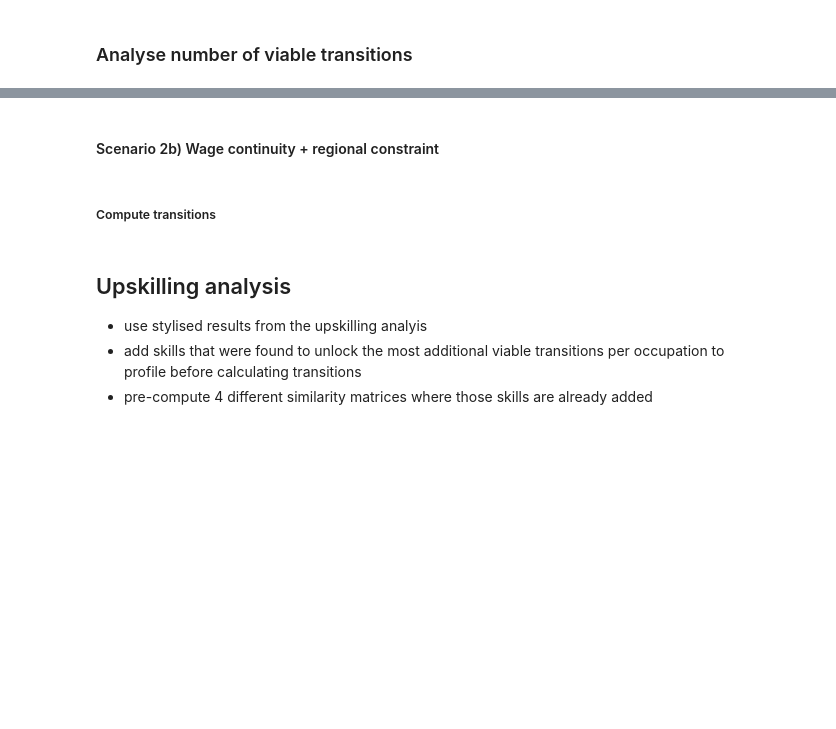
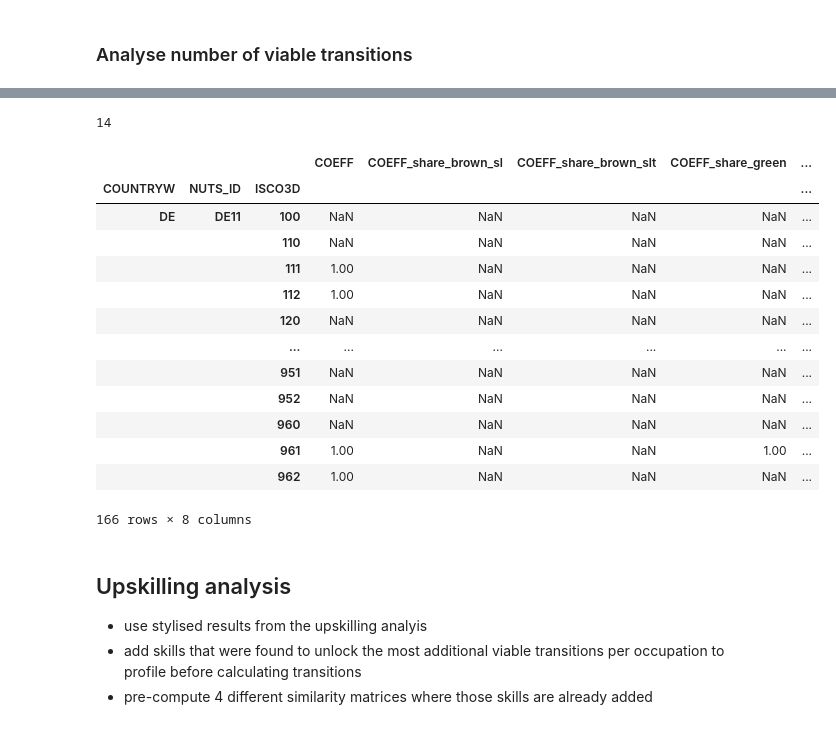
Before and after one commit to derpyninja/re4gt, a Jupyter notebook: notebooks/new/14-fz-lfs-transition-analysis-cooccurrence.ipynb, the cells around one changed output, grey strips where cells are left out. Saved outputs shown, nothing was run; the diff lists cells and outputs as text; code cells hidden in the pictures; blank space fills up the shorter version.

Commit message:
regional reskilling constraints implemented

```diff
--- a/notebooks/new/14-fz-lfs-transition-analysis-cooccurrence.ipynb
+++ b/notebooks/new/14-fz-lfs-transition-analysis-cooccurrence.ipynb
@@ -207,3 +208,0 @@ Name: preferredLabel, dtype: object
-# %%
-rp.trans_thresh_pc_approach = 1.616368047779022, 6.500853535353546
-# rp.trans_thresh_pc_approach = 1.5, 6
@@ -426,0 +336,27 @@ AttributeError: 'ReskillingPathways' object has no attribute 'nace_mapping'
+# %%
+country = "DE"
+scenario = "coal"
+
+# unique regions
+df = lfs_data[lfs_data["COUNTRYW"] == country]
+
+# select scenario-specific weighting coefficient
+coeff_weight = rp.transition_pool_weights[scenario]
+
+# jobs by region
+jobs_by_regions = jobs_by_regions_countries[jobs_by_regions_countries["COUNTRYW"] == country]
+
+# fraction of total current jobs in (neutral or green) target occupation B that could be added to employ workers transitioning from (brown) source occupation A
+max_frac = 0.05
+
+# job availability by region
+numeric_cols = jobs_by_regions.select_dtypes(include=[np.number]).columns.values
+jobs_by_regions[numeric_cols] = np.ceil(jobs_by_regions[numeric_cols] * max_frac)
+
+# sim matrix
+similarity_matrix = rp.sim_matrix_at_level(
+    level="isco_3_digit", mask_diagonal=True
+).values
+
+# viability threshold
+q_viable = 1.6
@@ -427,6 +692,27 @@ AttributeError: 'ReskillingPathways' object has no attribute 'nace_mapping'
+# %%
+list(results_by_region.values())[0]
+# %% [output]
+14
+# %%
+idx = ["COUNTRYW", "NUTS_ID", "ISCO3D"]
+jobs_by_region_original = jobs_by_regions[
+    jobs_by_regions.NUTS_ID == nuts_code
+]
+jobs_by_region.set_index(idx) / jobs_by_region_original.set_index(idx)
+# %% [output]
+|  |  |  | COEFF | COEFF_share_brown_sl | COEFF_share_brown_slt | COEFF_share_green | ... |
+| COUNTRYW | NUTS_ID | ISCO3D |  |  |  |  | ... |
+| DE | DE11 | 100 | NaN | NaN | NaN | NaN | ... |
+|  |  | 110 | NaN | NaN | NaN | NaN | ... |
+|  |  | 111 | 1.00 | NaN | NaN | NaN | ... |
+|  |  | 112 | 1.00 | NaN | NaN | NaN | ... |
+|  |  | 120 | NaN | NaN | NaN | NaN | ... |
+|  |  | ... | ... | ... | ... | ... | ... |
+|  |  | 951 | NaN | NaN | NaN | NaN | ... |
+|  |  | 952 | NaN | NaN | NaN | NaN | ... |
+|  |  | 960 | NaN | NaN | NaN | NaN | ... |
+|  |  | 961 | 1.00 | NaN | NaN | 1.00 | ... |
+|  |  | 962 | 1.00 | NaN | NaN | NaN | ... |
+166 rows × 8 columns
 # %%
 assert 1 == 2
-# %% [markdown]
-#### Scenario 2b) Wage continuity + regional constraint
-# %% [markdown]
-##### Compute transitions
```
Also changed, not shown: parts of 50 cells of this notebook.
